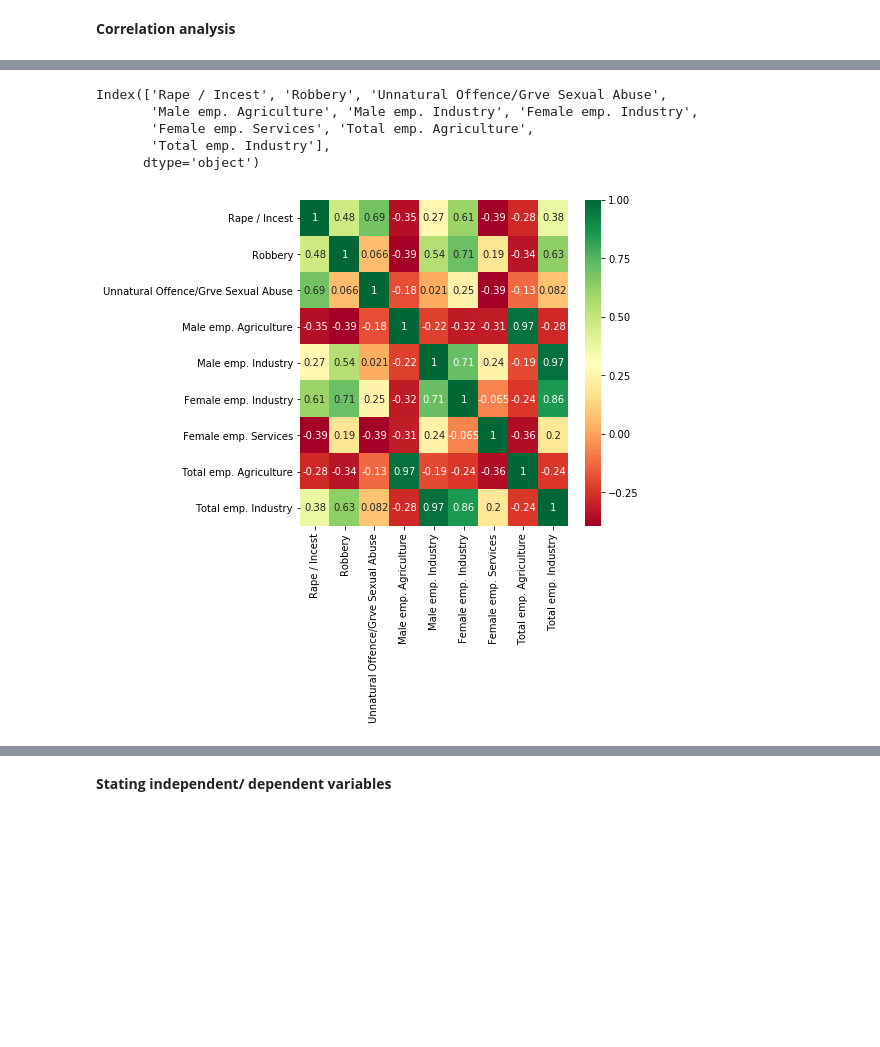
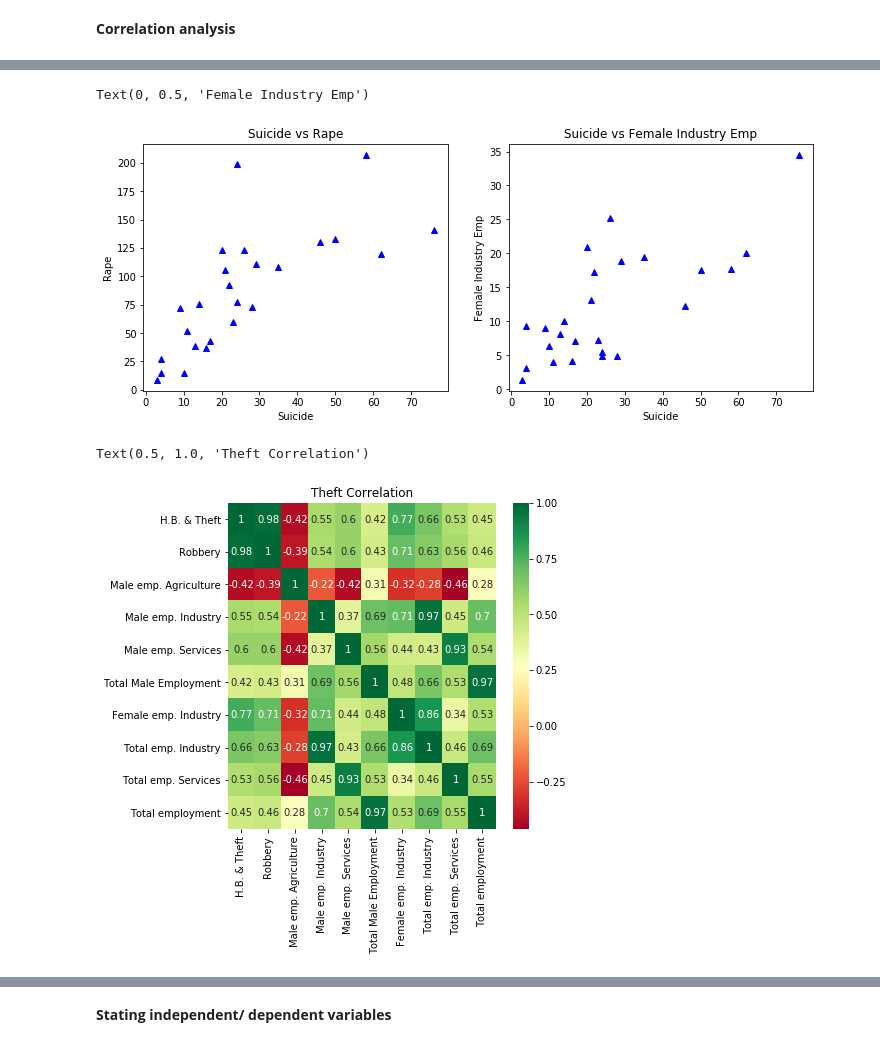
Before and after one commit to PraAnj/gov.lk.data.analysis, a Jupyter notebook: src/crime_analysis.ipynb, the cells around one changed output, grey strips where cells are left out. Drawn from its saved outputs; the diff is of its cells as text; code cells hidden in the pictures; blank space fills up the shorter version.

Commit message:
scatter plot- correlation between crime data and employment

```diff
--- a/src/crime_analysis.ipynb
+++ b/src/crime_analysis.ipynb
@@ -52,7 +52,6 @@ emplyment_data = pd.read_csv('../data/Employees by industrial sector (% to total
 emplyment_data = emplyment_data.sort_values(by = ['District'])
 emplyment_data = emplyment_data.reset_index(drop=True)
 emplyment_data.rename(columns={'Total':'Total Male Employment'}, inplace=True)
-emplyment_data.rename(columns={'Total employment':'Total Female Employment'}, inplace=True)
 emplyment_data.head()
 # %% [output]
 |  | Province | District | Male emp. Agriculture | Male emp. Industry | Male emp. Services | ... |
@@ -121,14 +132,30 @@ result_rape_against_emp.head()
+# %%
+plt.figure(figsize=(12, 10))
+
+plt.subplot(2,2,1)
+plt.plot(result_suicide_against_emp['Homicide/Abet. To commit suicide'], result_suicide_against_emp['Rape / Incest'], 'b^')
+plt.title('Suicide vs Rape')
+plt.xlabel("Suicide")
+plt.ylabel("Rape")
+
+plt.subplot(2,2,2)
+plt.plot(result_suicide_against_emp['Homicide/Abet. To commit suicide'], result_suicide_against_emp['Female emp. Industry'], 'b^')
+plt.title('Suicide vs Female Industry Emp')
+plt.xlabel("Suicide")
+plt.ylabel("Female Industry Emp")
+# %% [output]
+Text(0, 0.5, 'Female Industry Emp')
+[figure, added]
 # %%
-corrValues = result_rape_against_emp.corr(method='pearson')
-topCorrFeatures = corrValues.index[abs(corrValues['Rape / Incest']) >= 0.2]
-print(topCorrFeatures)
+result_roberry_against_emp = pd.concat([crime_data.iloc[:,[4,11]], emplyment_data.iloc[:,2:]], axis=1)
+result_roberry_against_emp.head()
+
+corrValues = result_roberry_against_emp.corr(method='pearson')
+topCorrFeatures = corrValues.index[abs(corrValues['H.B. & Theft']) >= 0.4]
 
 plt.figure(figsize=(6,6))
-ax = sns.heatmap(result_rape_against_emp[topCorrFeatures].corr(), annot=True, cmap="RdYlGn")
+ax = sns.heatmap(result_roberry_against_emp[topCorrFeatures].corr(), annot=True, cmap="RdYlGn")
+ax.set_title('Theft Correlation')
 # %% [output]
-Index(['Rape / Incest', 'Robbery', 'Unnatural Offence/Grve Sexual Abuse',
-       'Male emp. Agriculture', 'Male emp. Industry', 'Female emp. Industry',
-       'Female emp. Services', 'Total emp. Agriculture',
-       'Total emp. Industry'],
-      dtype='object')
+Text(0.5, 1.0, 'Theft Correlation')
-[figure, old version]
+[figure, new version]
```
Also changed, not shown: parts of 4 cells of this notebook.
